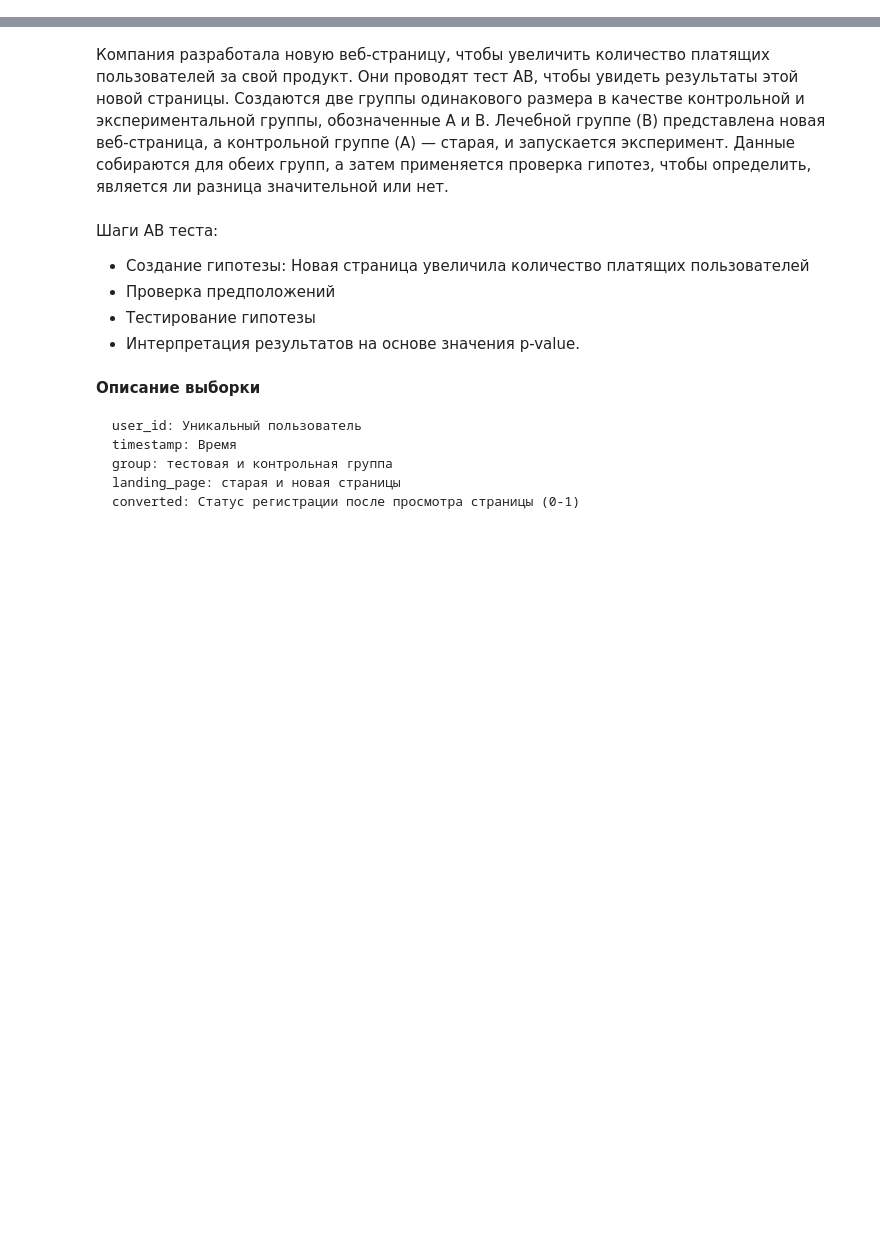
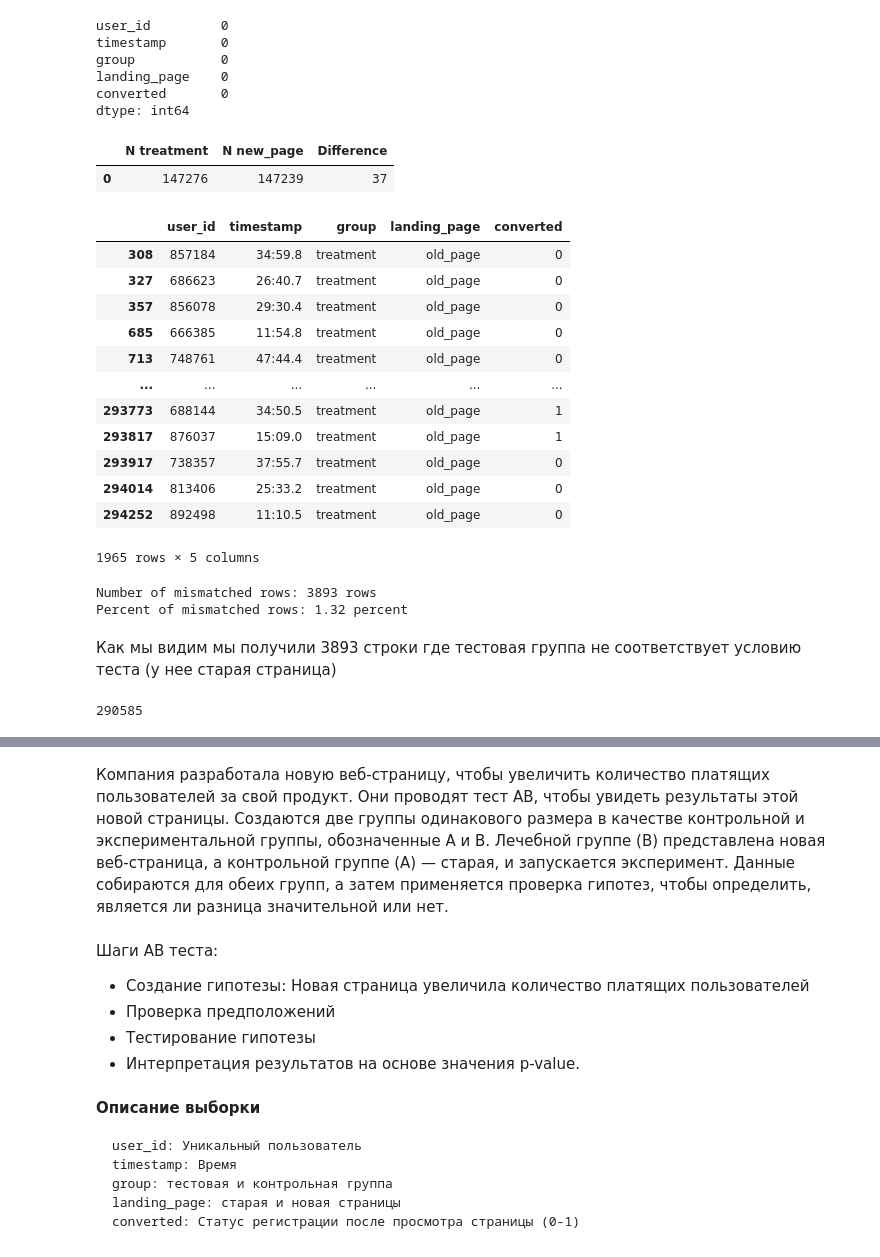
Before and after one commit to DieNice/lessons_notebooks, a Jupyter notebook: lesson_6/lesson_6.ipynb, the cells around one changed output, grey strips where cells are left out. Drawn from its saved outputs; the diff is of its cells as text; code cells hidden in the pictures; blank space fills up the shorter version.

```diff
--- a/lesson_6/lesson_6.ipynb
+++ b/lesson_6/lesson_6.ipynb
@@ -0,0 +38,3 @@
+# %%
+df = pd.read_csv("ab_test.csv")
+df.head()
@@ -0,0 +48,3 @@
+# %%
+df.columns = ["user_id", "timestamp", "group", "landing_page", "converted"]
+df.head()
@@ -0,0 +79,60 @@
+# %%
+df.isna().sum()
+# %% [output]
+user_id         0
+timestamp       0
+group           0
+landing_page    0
+converted       0
+dtype: int64
+# %%
+# Сравнимы ли выборки?
+n_treat = df[df["group"] == "treatment"].shape[0]
+n_new_page = df[df["landing_page"] == "new_page"].shape[0]
+difference = n_treat - n_new_page
+
+pd.DataFrame({
+    'N treatment': [n_treat],
+    'N new_page': [n_new_page],
+    'Difference': [difference]
+})
+# %% [output]
+|  | N treatment | N new_page | Difference |
+| 0 | 147276 | 147239 | 37 |
+# %%
+df[(df["group"] == "treatment") & (df["landing_page"] == "old_page")]
+# %% [output]
+|  | user_id | timestamp | group | landing_page | converted |
+| 308 | 857184 | 34:59.8 | treatment | old_page | 0 |
+| 327 | 686623 | 26:40.7 | treatment | old_page | 0 |
+| 357 | 856078 | 29:30.4 | treatment | old_page | 0 |
+| 685 | 666385 | 11:54.8 | treatment | old_page | 0 |
+| 713 | 748761 | 47:44.4 | treatment | old_page | 0 |
+| ... | ... | ... | ... | ... | ... |
+| 293773 | 688144 | 34:50.5 | treatment | old_page | 1 |
+| 293817 | 876037 | 15:09.0 | treatment | old_page | 1 |
+| 293917 | 738357 | 37:55.7 | treatment | old_page | 0 |
+| 294014 | 813406 | 25:33.2 | treatment | old_page | 0 |
+| 294252 | 892498 | 11:10.5 | treatment | old_page | 0 |
+1965 rows × 5 columns
+# %%
+df_mismatch = df[(df["group"] == "treatment") & (df["landing_page"] == "old_page")
+               |(df["group"] == "control") & (df["landing_page"] == "new_page")]
+
+n_mismatch = df_mismatch.shape[0]
+
+percent_mismatch = round(n_mismatch / len(df) * 100, 2)
+print(f'Number of mismatched rows: {n_mismatch} rows')
+print(f'Percent of mismatched rows: {percent_mismatch} percent')
+# %% [output]
+Number of mismatched rows: 3893 rows
+Percent of mismatched rows: 1.32 percent
+# %% [markdown]
+Как мы видим мы получили 3893 строки где тестовая группа не соответствует условию теста (у нее старая страница)
+# %%
+df2 = df[(df["group"] == "treatment") & (df["landing_page"] == "new_page")
+        |(df["group"] == "control") & (df["landing_page"] == "old_page")]
+
+len(df2)
+# %% [output]
+290585
```
Also changed, not shown: parts of 38 cells of this notebook, 1 other file.
